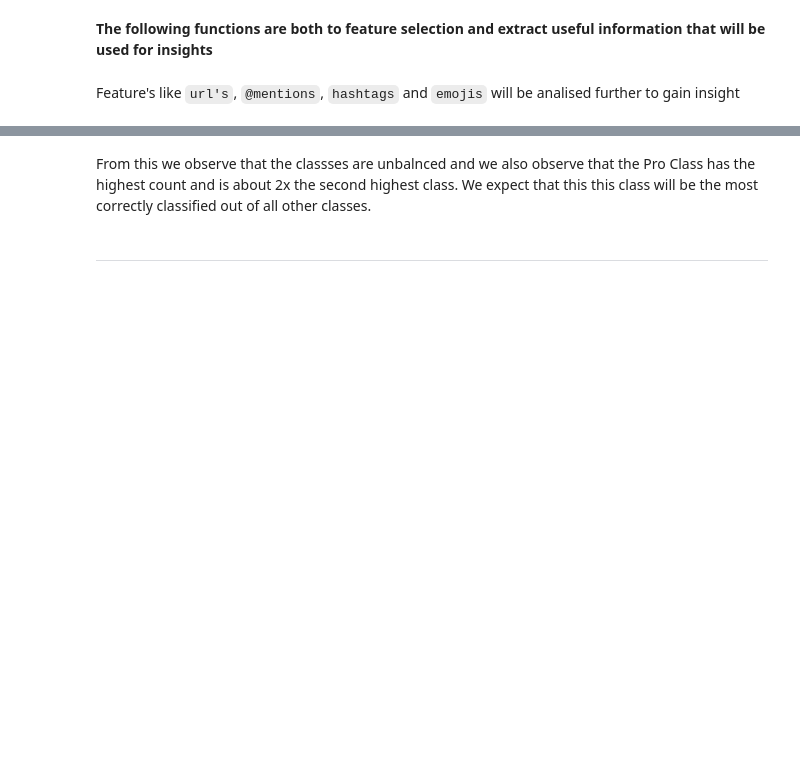
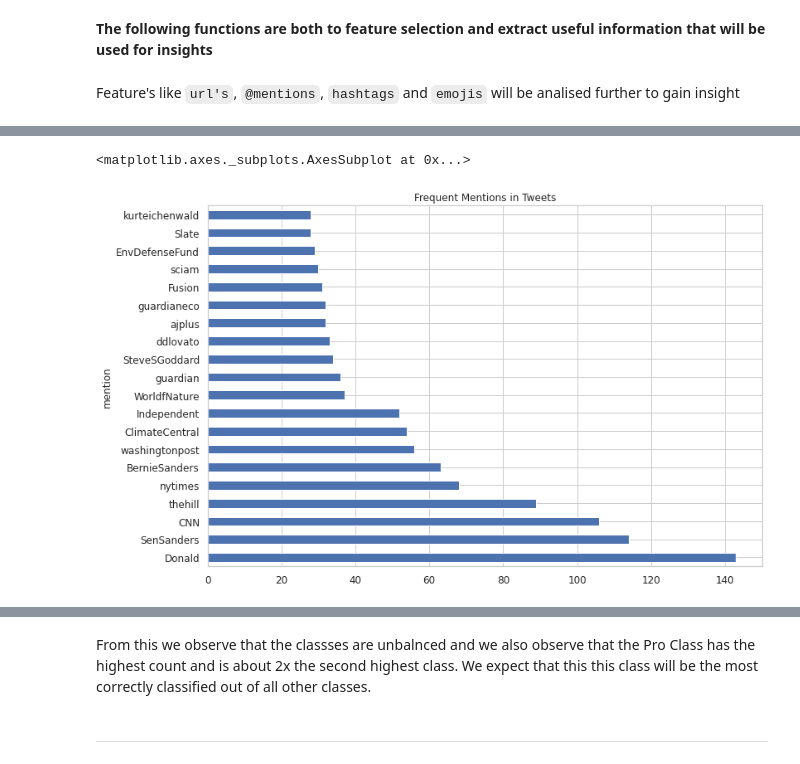
Before and after one commit to REFENTSE-MOTLGELWA/classification-predict-streamlit-template, a Jupyter notebook: Kaggle_Challenge.ipynb, the cells around one changed output, grey strips where cells are left out. Cells and saved outputs as stored; diff of their text form; code cells hidden in the pictures; blank space fills up the shorter version.

```diff
--- a/Kaggle_Challenge.ipynb
+++ b/Kaggle_Challenge.ipynb
@@ -482,6 +501,22 @@ train['message']=train['message'].apply(lambda x: re.sub(r'(?<=@)\w+','',x))
 
 test['mention']=test['message'].apply(lambda x: find_at(x))
 test['message']=test['message'].apply(lambda x: re.sub(r'(?<=@)\w+','',x))
+# %%
+# Plotting top 20 mentions in our tweets
+sents = [val for val in train['mention'].values if val !=  '']
+pd.DataFrame(sents, columns=['mention'])\
+    .groupby('mention')['mention']\
+    .count()\
+    .sort_values(ascending=False)[:20]\
+    .plot(
+        kind='barh',
+        figsize=(12, 8),
+        fontsize=12,
+        title='Frequent Mentions in Tweets',
+)
+# %% [output]
+<matplotlib.axes._subplots.AxesSubplot at 0x...>
+[figure, added]
 # %%
 # Finds hashtags in tweet(#)
 def find_hash(text):
```
Also changed, not shown: parts of 5 cells of this notebook.
